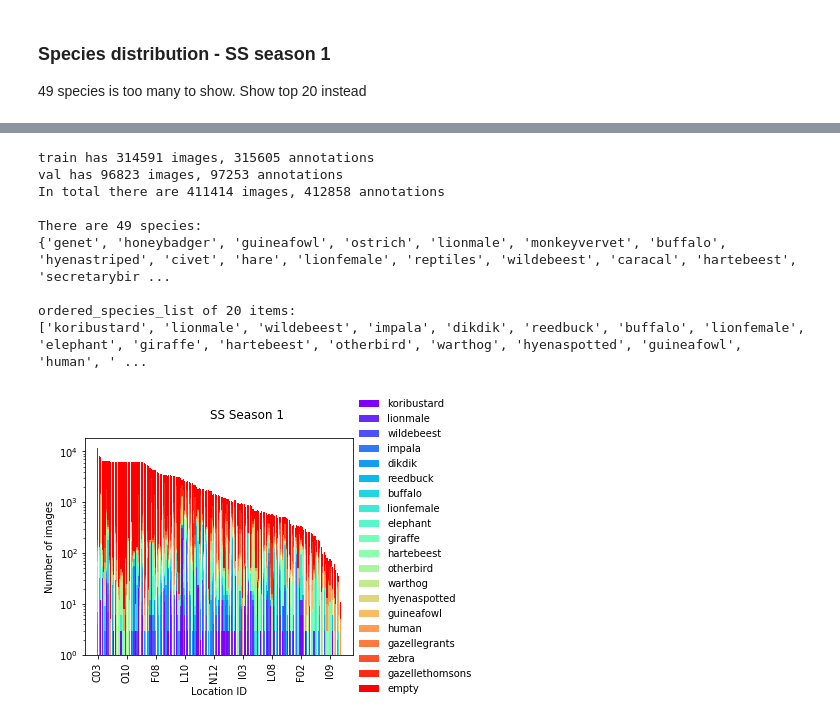
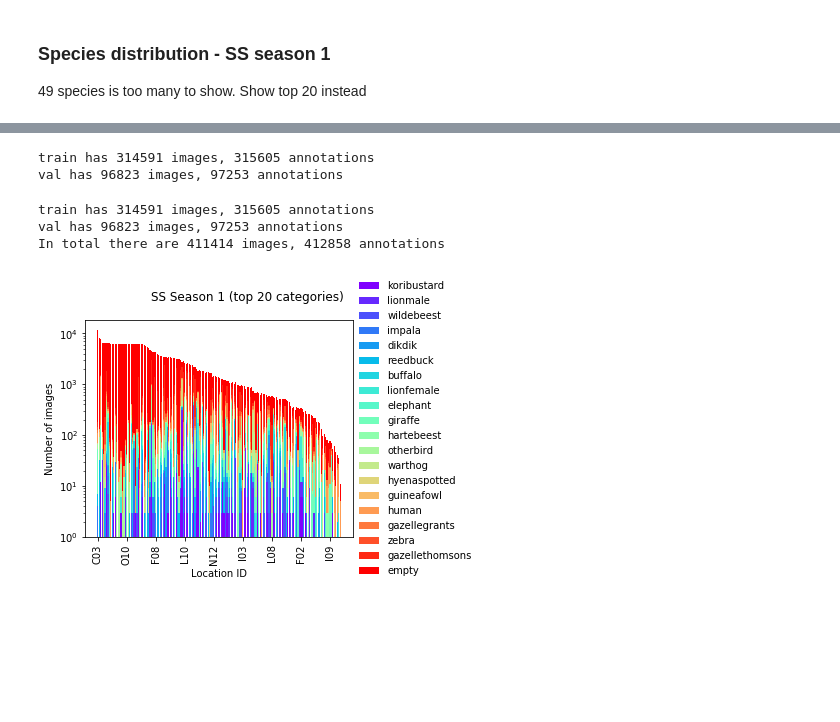
Before and after one commit to microsoft/CameraTraps, a Jupyter notebook: benchmark/dataset_stats_species_dist.ipynb, the cells around one changed output, grey strips where cells are left out. Drawn from its saved outputs; the diff is of its cells as text; code cells hidden in the pictures; blank space fills up the shorter version.

Commit message:
Check in round 2 of CCT species distribution plotting and DB splitting.

```diff
--- a/benchmark/dataset_stats_species_dist.ipynb
+++ b/benchmark/dataset_stats_species_dist.ipynb
@@ -119,22 +155,4 @@ ordered_species_list of 17 items:
 
 49 species is too many to show. Show top 20 instead
 # %%
-ss_file_template = '/beaver_disk/camtrap/ss_season1/benchmark/SnapshotSerengetiS01_{}.json'
+ss_file_template = '/beaver_disk/camtrap/ss_season1/benchmark/ss_season1_images_20190919_{}.json'
-# %%
-# get the most populous species
-ss_s1_all_annotations = []
-
-for i in ('train', 'val'):
-    with open(ss_file_template.format(i)) as f:
-        db = json.load(f)
-    print('{} has {} images, {} annotations'.format(i, len(db['images']), len(db['annotations'])))
-    ss_s1_all_annotations.extend(db['annotations'])
-
-db_indexed = IndexedJsonDb(db) # assume same categories in train and val
-
-species_counter = Counter()
-for a in ss_s1_all_annotations:
-    cat_name = db_indexed.cat_id_to_name[a['category_id']]
-    species_counter.update([cat_name])
-
-species_counter_sorted = sorted(species_counter.items(), key=lambda x: x[1], reverse=True)
@@ -171,15 +159,18 @@ top_20 = [i[0] for i in species_counter_sorted_no_reverse[-20:]]
+# %%
+species_counter_sorted = get_most_populous_species(ss_file_template)
+# %% [output]
+train has 314591 images, 315605 annotations
+val has 96823 images, 97253 annotations
+# %%
+ordered = [i[0] for i in species_counter_sorted]
+ordered = ordered[:20] # to be the same as on https://beerys.github.io/CaltechCameraTraps/
+ordered.reverse()
 # %%
-plot_title = 'SS Season 1'
+plot_title = 'SS Season 1 (top 20 categories)'
 
-fig = show_species_dist(ss_file_template, plot_title=plot_title, ordered_species_list=top_20, log_scale=True)
+fig = show_species_dist(ss_file_template, plot_title=plot_title, ordered_species_list=ordered, log_scale=True)
 # %% [output]
 train has 314591 images, 315605 annotations
 val has 96823 images, 97253 annotations
 In total there are 411414 images, 412858 annotations
-
-There are 49 species:
-{'genet', 'honeybadger', 'guineafowl', 'ostrich', 'lionmale', 'monkeyvervet', 'buffalo', 'hyenastriped', 'civet', 'hare', 'lionfemale', 'reptiles', 'wildebeest', 'caracal', 'hartebeest', 'secretarybir ...
-
-ordered_species_list of 20 items:
-['koribustard', 'lionmale', 'wildebeest', 'impala', 'dikdik', 'reedbuck', 'buffalo', 'lionfemale', 'elephant', 'giraffe', 'hartebeest', 'otherbird', 'warthog', 'hyenaspotted', 'guineafowl', 'human', ' ...
-[figure, old version]
+[figure, new version]
```
Also changed, not shown: parts of 20 cells of this notebook, 2 other files.
